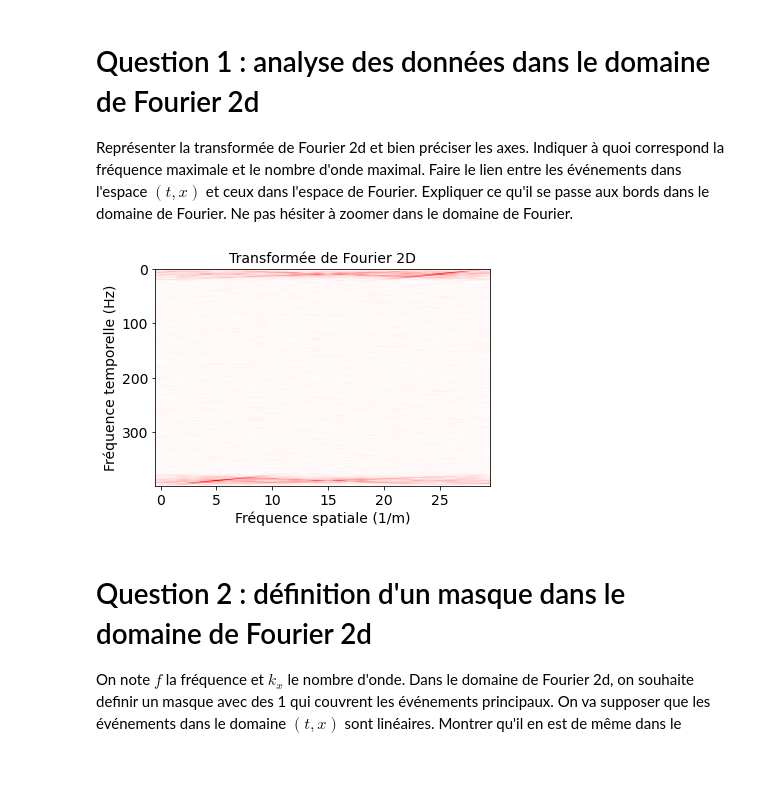
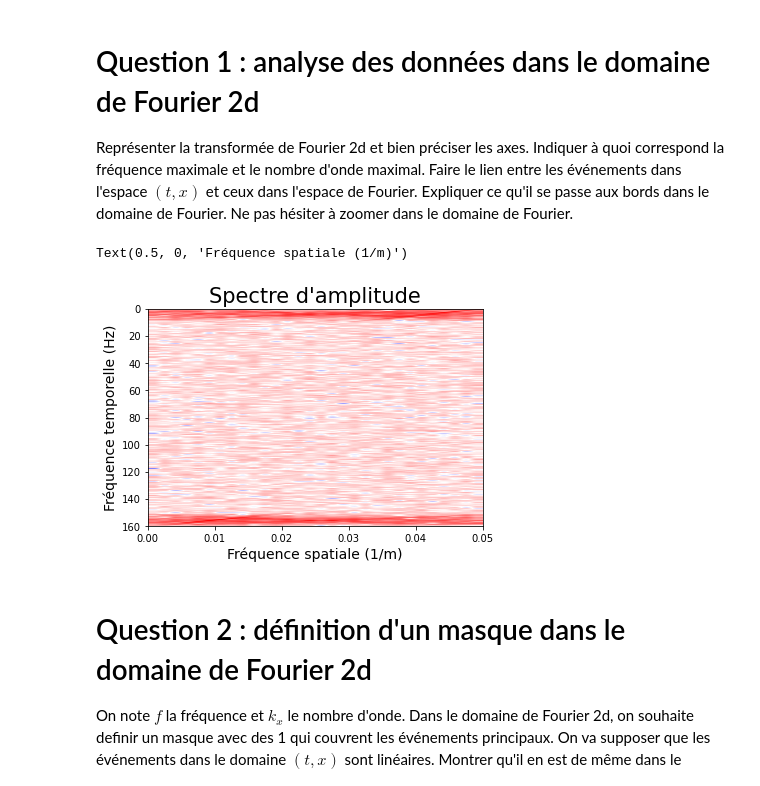
Before and after one commit to apierfitte/mini-projet_tts, a Jupyter notebook: mini_projet_groupe2.ipynb, the cells around one changed output. Cells and saved outputs as stored; diff of their text form; code cells hidden in the pictures.

Commit message:
ajout de la transformée de l'échantillon sismique

```diff
--- a/mini_projet_groupe2.ipynb
+++ b/mini_projet_groupe2.ipynb
@@ -74,29 +74,32 @@ plt.set_cmap('bwr')
 # Question 1 : analyse des données dans le domaine de Fourier 2d
 Représenter la transformée de Fourier 2d et bien préciser les axes. Indiquer à quoi correspond la fréquence maximale et le nombre d'onde maximal. Faire le lien entre les événements dans l'espace $(t,x)$ et ceux dans l'espace de Fourier. Expliquer ce qu'il se passe aux bords dans le domaine de Fourier. Ne pas hésiter à zoomer dans le domaine de Fourier.
 # %%
-fchapeau = np.fft.fft2(gpanel)
+# calcul de la transformée de fourier
+img_c1 = np.fft.fft2(gpanel)
 
-nf, nk = fchapeau.shape
+# définition des axes
+nf, nk = gpanel.shape
 
-# axe vertical, fréquence temporelle
-af = np.linspace(0, 50, nf)
+# axe vertical -- fréquence temporelle
+# la fréquence d'échantillonnage est de 1/dt, d'après le théorème de Shannon, les fréquences peuvent aller jusque fe/2
+af = np.linspace(0, 1/(2*dt), nf)
 
-# axe horizontal, fréquence spatiale
-ak = np.linspace(0, 50, nk)
+# axe horizontal -- nombre d'onde (fréquence spatiale)
+ak = np.linspace(0, 1/(2*dx), nk)
 
-# affichage de la transformée de fourier 2D
-vmax    = np.max(np.abs(fchapeau))
+# affichage de la transformé de fourier
+
 fig = plt.figure()
 av = plt.subplot(111)
-plt.imshow(np.abs(fchapeau),aspect='auto')
-plt.title('Transformée de Fourier 2D', fontsize = labelsize)
+
+plt.imshow(20*np.log(np.abs(img_c1)),extent = [ak[0], ak[-1], af[-1], af[0]], aspect = 'auto')
+plt.title("Spectre d'amplitude", fontsize = 1.5*labelsize)
+
 av.set_ylabel("Fréquence temporelle (Hz)", fontsize = labelsize)
 av.set_xlabel("Fréquence spatiale (1/m)", fontsize = labelsize)
-av.tick_params(axis='both', which='major', labelsize=labelsize)
-plt.clim([-vmax,vmax])
-plt.set_cmap('bwr')
 # %% [output]
+Text(0.5, 0, 'Fréquence spatiale (1/m)')
-[figure, old version]
+[figure, new version]
 # %% [markdown]
 # Question 2 : définition d'un masque dans le domaine de Fourier 2d
 On note $f$ la fréquence et $k_x$ le nombre d'onde. Dans le domaine de Fourier 2d, on souhaite definir un masque avec des 1 qui couvrent les événements principaux. On va supposer que les événements dans le domaine $(t,x)$ sont linéaires. Montrer qu'il en est de même dans le domaine $(f,k_x)$. A partir de $(f,k_x)=(0,0)$, faire des sommations selon différentes pentes (dans le domaine de Fourier, apres avoir pris le module des valeurs complexes) et tracer la valeur de ces sommes en fonction de la pente. On s'attend à ce que 3 valeurs ressortent. Calculer une fonction qui sélectionne automatiquement ces valeurs et construire un masque dans le domaine de Fourier 2d qui vaut 1 autour de ces trois valeurs principales et 0 en dehors.
```
